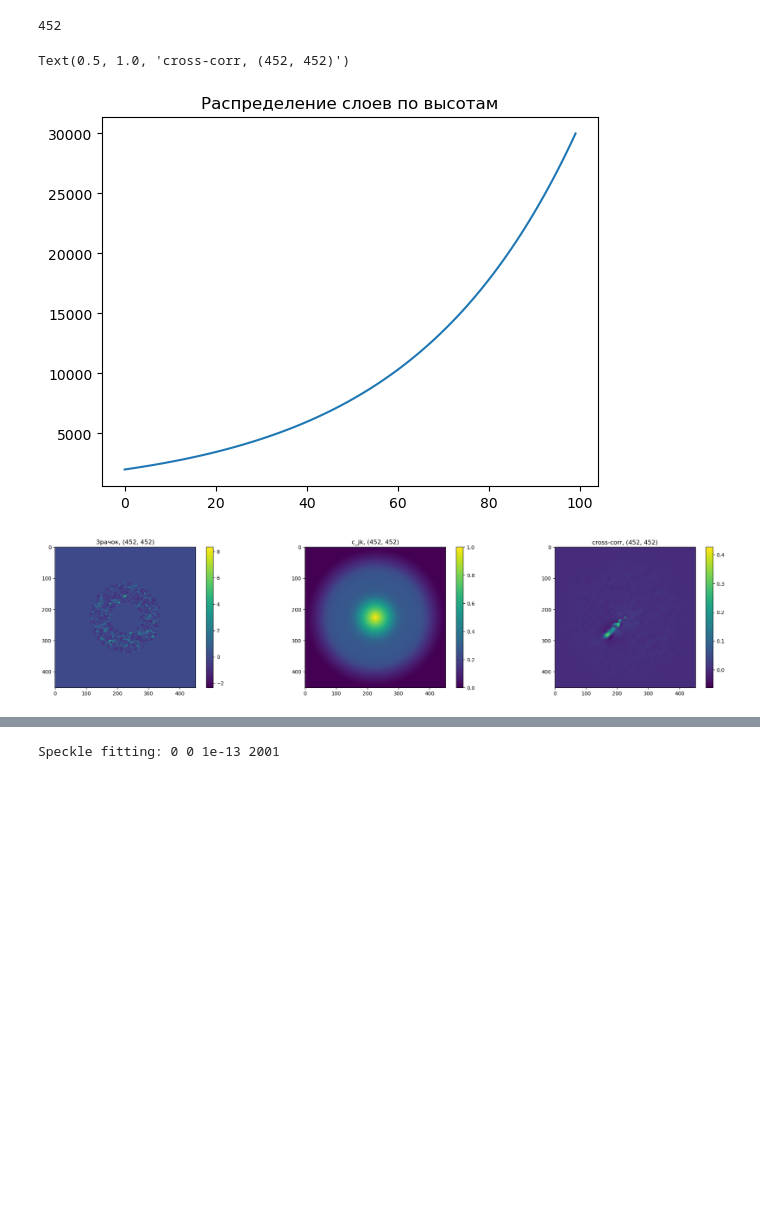
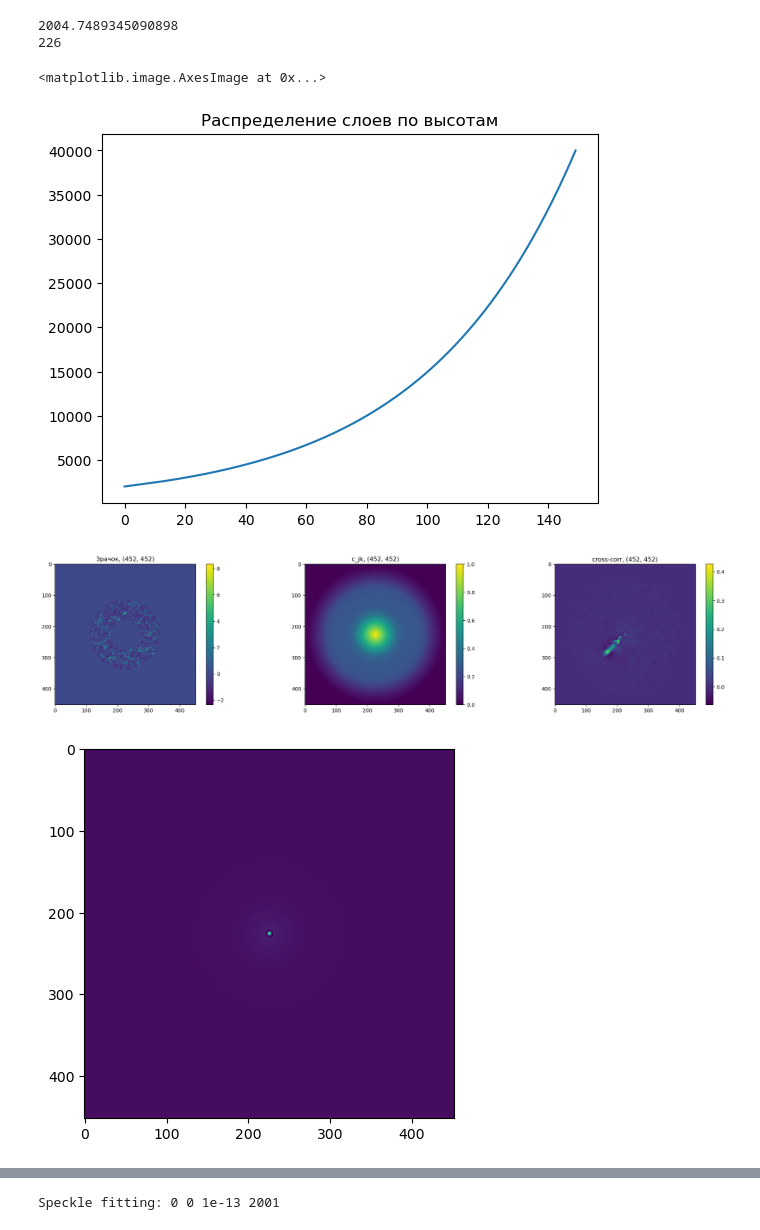
Before and after one commit to AntonMate/domecam, a Jupyter notebook: curvefitting.ipynb, the cells around one changed output, grey strips where cells are left out. Cells and saved outputs as stored; diff of their text form; code cells hidden in the pictures; blank space fills up the shorter version.

```diff
--- a/curvefitting.ipynb
+++ b/curvefitting.ipynb
@@ -10,13 +10,6 @@ from bisect import bisect_left
 
 
 resp_f = np.loadtxt('C:/astro/domecam/resp_f.gz')
-
-def take_closest(myList, myNumber):
-    """
-    Assumes myList is sorted. Returns closest value to myNumber.
-    If two numbers are equally close, return the smallest number.
-    """
-    return
 
 def sfilter(z=None):
     global nx, res_fft, omega_new_tmp
@@ -39,6 +32,11 @@ def aperture_func(fx, fy, delta):
     res[np.isnan(res)] = 0
     return res
 
+def aperture_func2(fx, fy, exp_time, Vx, Vy):
+    global A_f
+    res = A_f * np.sinc(exp_time*(Vx*fx+Vy*fy))**2
+    return res
+
 def abs_f(fx, fy):
     res = pow(np.sqrt(fx**2+fy**2), -11./3.)
     res[np.isnan(res)] = 0
@@ -59,12 +57,13 @@ def gamma_poly(X, Y, Vx, Vy, Cn2, z):
     res = np.fft.fftshift(np.real(np.fft.ifft2(np.fft.fftshift(res))))
 
     res = Cn2 * res * tmp_int
-    res = shift(res, (-Ypix, Xpix), order=1) # 0.005 sec if order=1
+#     res = shift(res, (-Ypix, Xpix), order=1) # 0.005 sec if order=1
     res = res * cjk
     return res
 
 
-a1 = 3*np.logspace(2.824, 4, num=100, base=10)
+a1 = 4*np.logspace(2.7, 4, num=150, base=10)
+print(a1[0])
 a1[0]=2000
 plt.plot(a1)
 plt.title('Распределение слоев по высотам')
@@ -77,7 +76,7 @@ Cn2 = 1*pow(10, -13)
 
 pupil = np.loadtxt('C:/astro/domecam/frame.gz')
 data = np.loadtxt('C:/astro/domecam/data_corr4.gz')
-pupil_pix = pupil.shape[0]
+pupil_pix = pupil.shape[0]//2
 print(pupil_pix)
 # a = int(2*pupil.shape[0]+1 - data.shape[0])//2
 # b = int(2*pupil.shape[1]+1 - data.shape[1])//2
@@ -93,6 +92,7 @@ fy = f_scale * yy
 
 f_11_3 = abs_f(fx, fy)
 A_f = aperture_func(fx, fy, delta)
+A_f2 = aperture_func2(fx, fy, 0.002, 15, -15)
 tmp_res = A_f * f_11_3
 
 t = sec_per_frame * latency
@@ -117,35 +117,40 @@ tail = np.zeros((len(lambdas) - len(f_lambda)))
 f_lambda_new = np.append(f_lambda, tail)
 res_fft = pow((np.imag(np.fft.fft(f_lambda_new/lambdas))), 2)
 res_fft[np.isnan(res_fft)] = 0
 
 delta_lambdas = (lambda_max_new / len(lambdas)) * pow(10, -9) # период дискретизации, шаг по частоте [м]
 omega_lambdas_scale = 1 / (delta_lambdas) # максимальное значение по частоте, [м^-1]
 
 delta = D/pupil.shape[0] # шаг субапертуры, период дискретизации (то, насколько одно значение отстает от следующего) [м]
 f_scale = 1/(delta*nx) # шаг по частоте, [м^-1]
 
 f_abs = np.sqrt(pow(fx, 2) + pow(fy, 2))
 omega_tmp=0.5 * pow(f_abs, 2)
 omega_tmp=np.ravel(omega_tmp)
 omega_new_tmp=np.linspace(0, omega_lambdas_scale, 1000*100)
 # -----------------
 
 fig, (ax, ax2, ax3) = plt.subplots(1, 3, figsize=(25, 5))
 
 fig.colorbar(ax.imshow(pupil), ax = ax)
 ax.grid(False)
 ax.set_title(f'Зрачок, {pupil.shape}')
 
 fig.colorbar(ax2.imshow(cjk), ax=ax2)
 ax2.grid(False)
 ax2.set_title(f'c_jk, {cjk.shape}')
 
 fig.colorbar(ax3.imshow(data), ax=ax3)
 ax3.grid(False)
 ax3.set_title(f'cross-corr, {data.shape}')
+
+plt.figure()
+plt.imshow(gamma_poly(X, Y, 0, 0, 1e-13, 2000))
 # %% [output]
-452
+2004.7489345090898
+226
-Text(0.5, 1.0, 'cross-corr, (452, 452)')
+<matplotlib.image.AxesImage at 0x...>
-[figure, old version]
+[figure, new version]
 [figure]
+[figure, added]
 # %%
```
Also changed, not shown: parts of 2 cells of this notebook, 1 other file.
